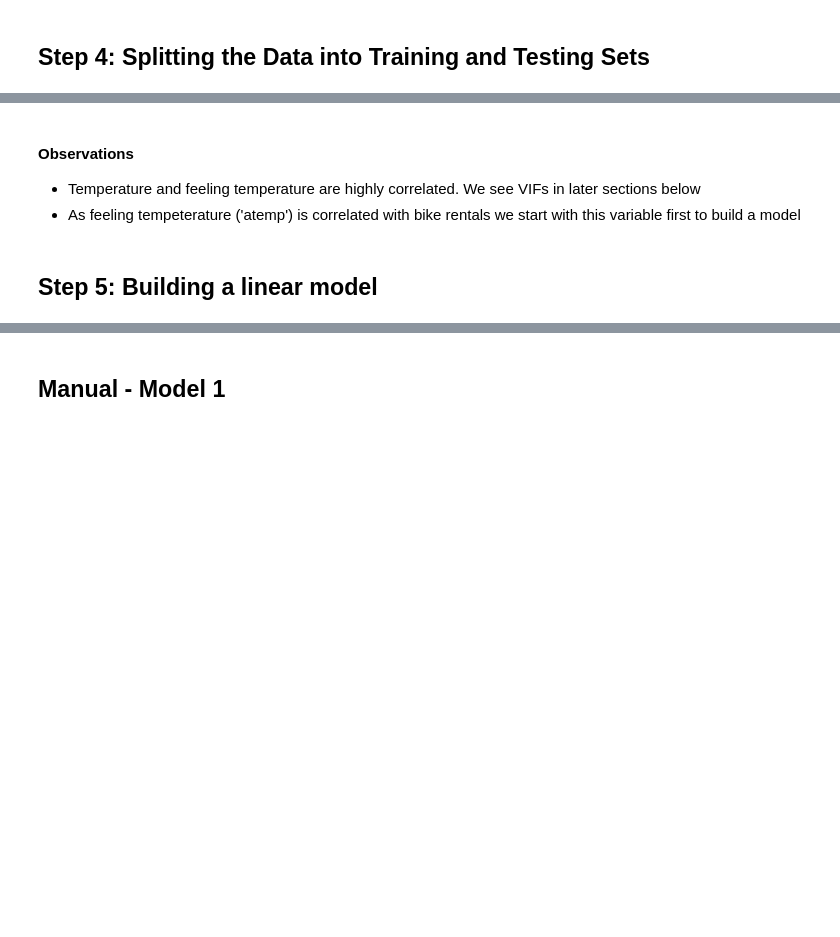
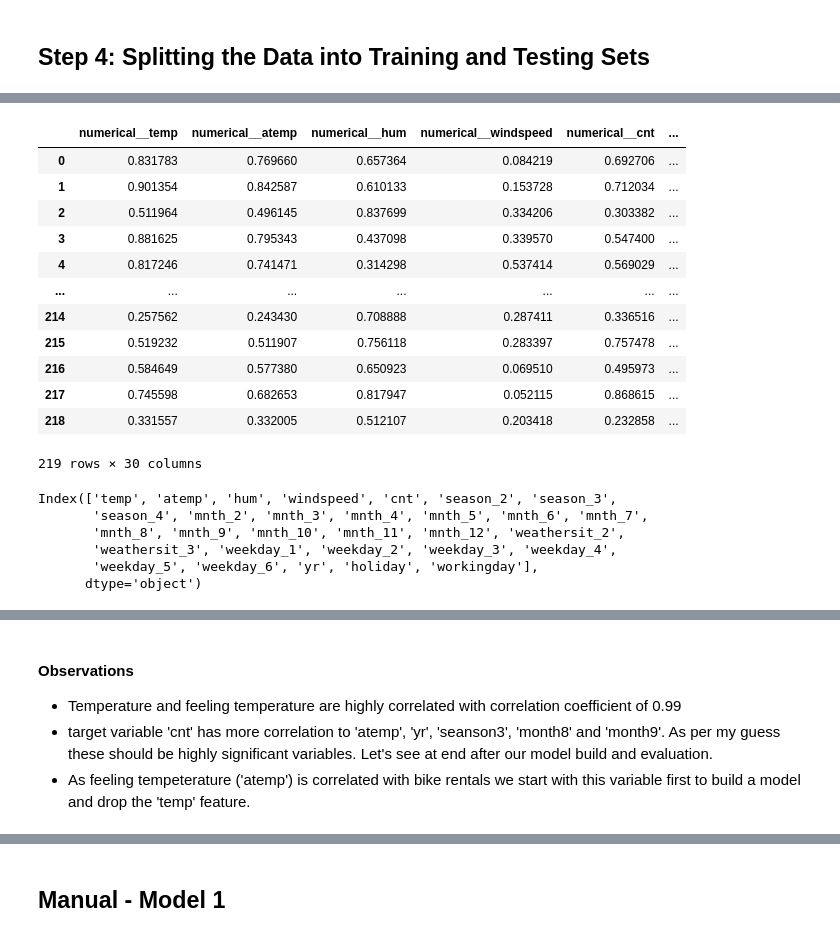
Before and after one commit to bhogasena/BikeSharingDemad, a Jupyter notebook: Bike_Sharing_Prediction.ipynb, the cells around one changed output, grey strips where cells are left out. Saved outputs shown, nothing was run; the diff lists cells and outputs as text; code cells hidden in the pictures; blank space fills up the shorter version.

```diff
--- a/Bike_Sharing_Prediction.ipynb
+++ b/Bike_Sharing_Prediction.ipynb
@@ -171,0 +176,18 @@ bike_train_df.head()
+# %%
+bike_test_ndarray = preprocess_pipeline.transform(bike_test_df)
+bike_test_df = pd.DataFrame(bike_test_ndarray,columns=preprocess_pipeline.get_feature_names_out())
+bike_test_df
+# %% [output]
+|  | numerical__temp | numerical__atemp | numerical__hum | numerical__windspeed | numerical__cnt | ... |
+| 0 | 0.831783 | 0.769660 | 0.657364 | 0.084219 | 0.692706 | ... |
+| 1 | 0.901354 | 0.842587 | 0.610133 | 0.153728 | 0.712034 | ... |
+| 2 | 0.511964 | 0.496145 | 0.837699 | 0.334206 | 0.303382 | ... |
+| 3 | 0.881625 | 0.795343 | 0.437098 | 0.339570 | 0.547400 | ... |
+| 4 | 0.817246 | 0.741471 | 0.314298 | 0.537414 | 0.569029 | ... |
+| ... | ... | ... | ... | ... | ... | ... |
+| 214 | 0.257562 | 0.243430 | 0.708888 | 0.287411 | 0.336516 | ... |
+| 215 | 0.519232 | 0.511907 | 0.756118 | 0.283397 | 0.757478 | ... |
+| 216 | 0.584649 | 0.577380 | 0.650923 | 0.069510 | 0.495973 | ... |
+| 217 | 0.745598 | 0.682653 | 0.817947 | 0.052115 | 0.868615 | ... |
+| 218 | 0.331557 | 0.332005 | 0.512107 | 0.203418 | 0.232858 | ... |
+219 rows × 30 columns
@@ -172 +201,10 @@ bike_train_df.head()
+# %%
+bike_test_df.columns
+# %% [output]
+Index(['temp', 'atemp', 'hum', 'windspeed', 'cnt', 'season_2', 'season_3',
+       'season_4', 'mnth_2', 'mnth_3', 'mnth_4', 'mnth_5', 'mnth_6', 'mnth_7',
+       'mnth_8', 'mnth_9', 'mnth_10', 'mnth_11', 'mnth_12', 'weathersit_2',
+       'weathersit_3', 'weekday_1', 'weekday_2', 'weekday_3', 'weekday_4',
+       'weekday_5', 'weekday_6', 'yr', 'holiday', 'workingday'],
+      dtype='object')
 # %%
@@ -176,7 +214,6 @@ px.imshow(bike_train_df[['temp','atemp','cnt','hum','windspeed']].corr(),text_au
 # %% [markdown]
 #### Observations
 
-*   Temperature and feeling temperature are highly correlated. We see VIFs in later sections below
-*   As feeling tempeterature ('atemp')  is correlated with bike rentals we start with this variable first to build a model
+*   Temperature and feeling temperature are highly correlated with correlation coefficient of 0.99
+*   target variable 'cnt' has more correlation to 'atemp', 'yr', 'seanson3', 'month8' and 'month9'. As per my guess these should be highly significant variables. Let's see at end after our model build and evaluation.
+*   As feeling tempeterature ('atemp')  is correlated with bike rentals we start with this variable first to build a model and drop the 'temp' feature.
-# %% [markdown]
-## Step 5: Building a linear model
```
Also changed, not shown: parts of 99 cells of this notebook.
